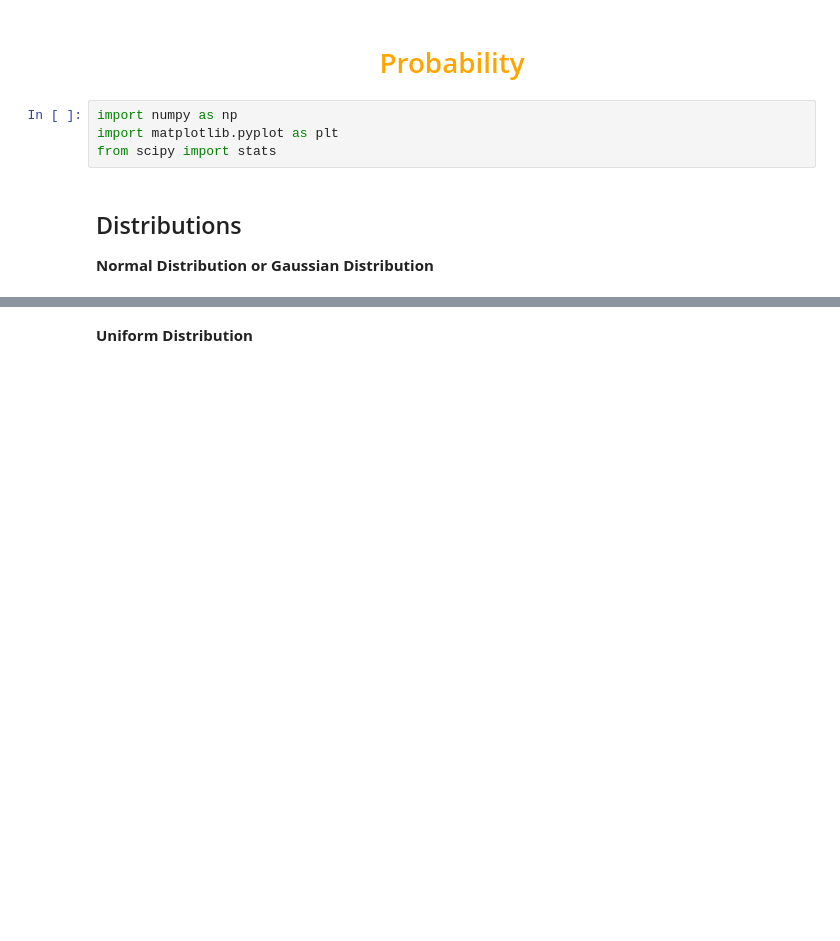
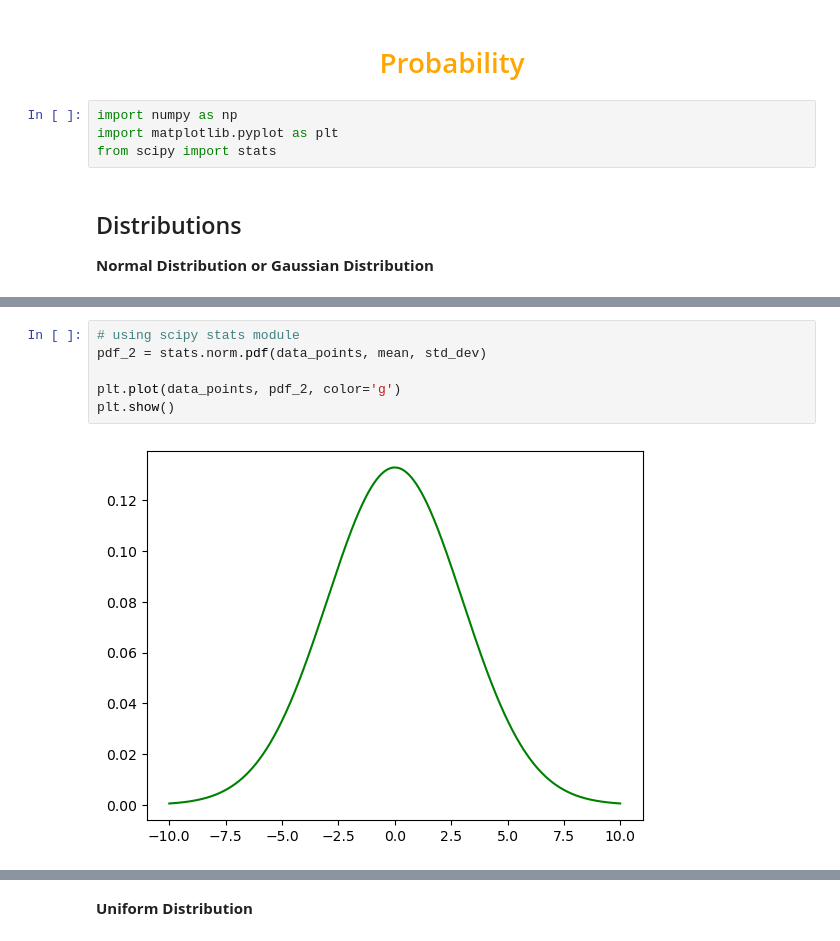
Before and after one commit to kannanjayachandran/Full-Stack-Data-Science, a Jupyter notebook: 05. Data_Science-I/Notebooks/Probability.ipynb, the cells around one changed output, grey strips where cells are left out. Cells and saved outputs as stored; diff of their text form; blank space fills up the shorter version.

```diff
--- a/05. Data_Science-I/Notebooks/Probability.ipynb
+++ b/05. Data_Science-I/Notebooks/Probability.ipynb
@@ -37,0 +44,8 @@ plt.show()
+# %%
+# using scipy stats module
+pdf_2 = stats.norm.pdf(data_points, mean, std_dev)
+
+plt.plot(data_points, pdf_2, color='g')
+plt.show()
+# %% [output]
+[figure, added]
```
Also changed, not shown: parts of 7 cells of this notebook.
